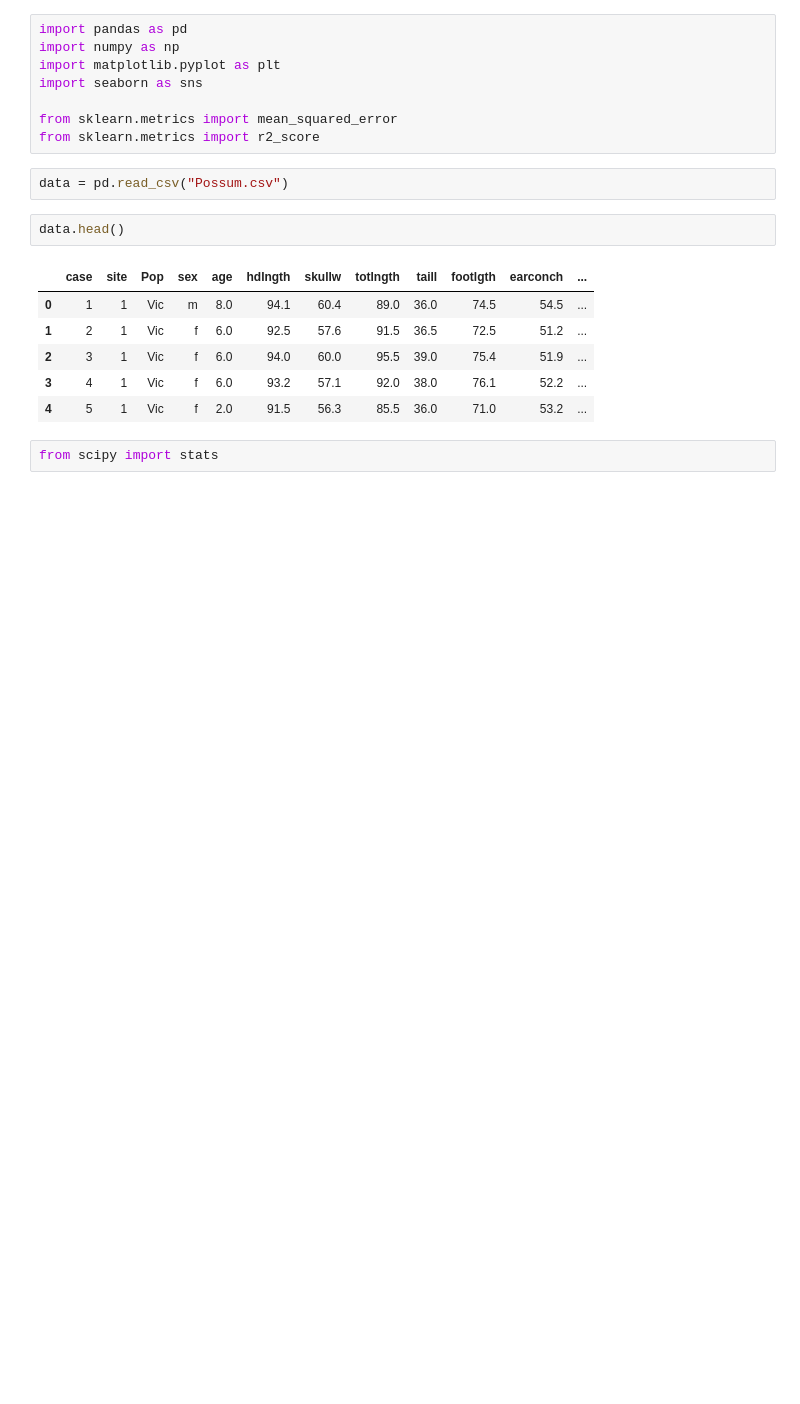
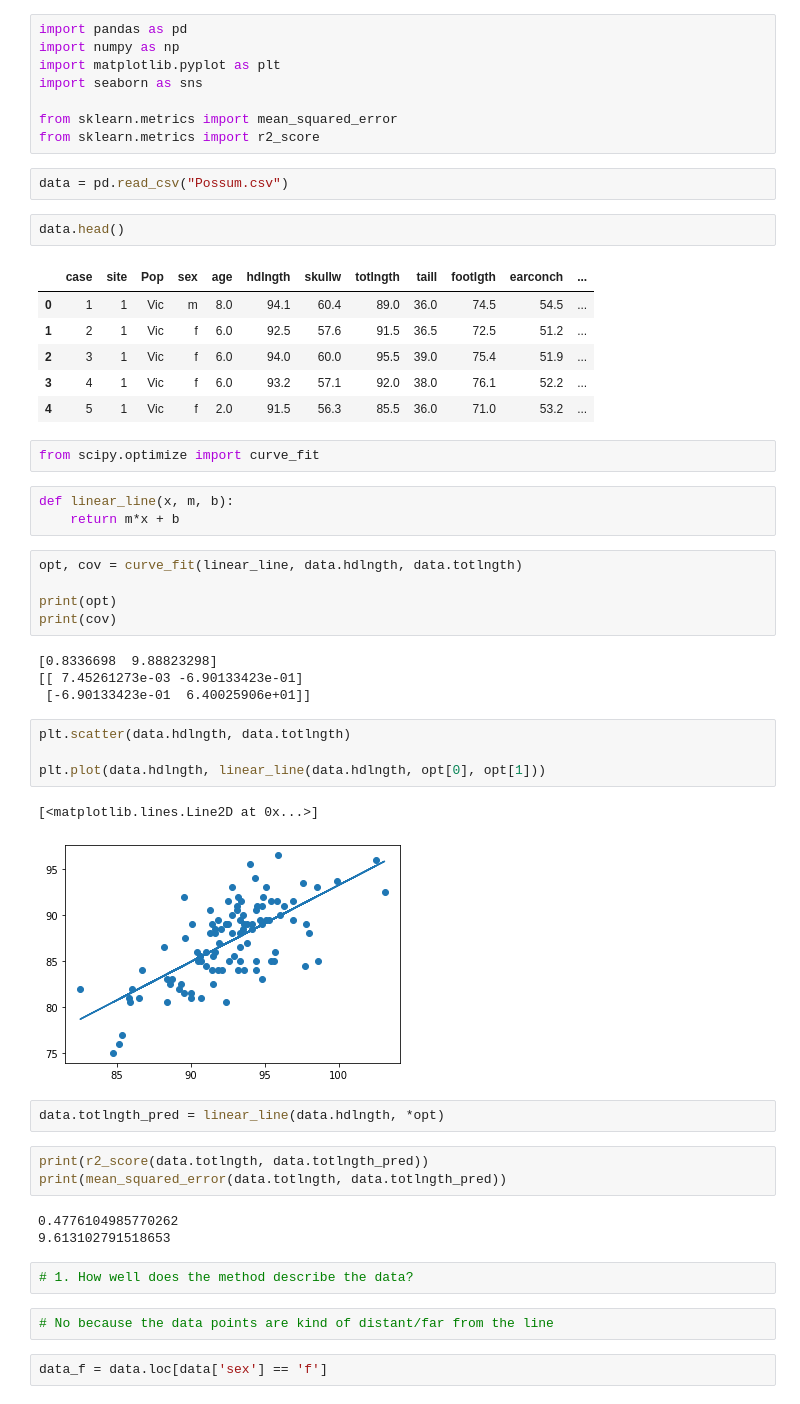
Before and after one commit to erikacui/Homework2, a Jupyter notebook: notebook/MachineLearningHomework2.ipynb, the cells around one changed output. Cells and saved outputs as stored; diff of their text form; blank space fills up the shorter version.

```diff
--- a/notebook/MachineLearningHomework2.ipynb
+++ b/notebook/MachineLearningHomework2.ipynb
@@ -20,4 +20,37 @@ data.head()
 | 3 | 4 | 1 | Vic | f | 6.0 | 93.2 | 57.1 | 92.0 | 38.0 | 76.1 | 52.2 | ... |
 | 4 | 5 | 1 | Vic | f | 2.0 | 91.5 | 56.3 | 85.5 | 36.0 | 71.0 | 53.2 | ... |
 # %%
-from scipy import stats
+from scipy.optimize import curve_fit
+# %%
+def linear_line(x, m, b):
+    return m*x + b
+# %%
+opt, cov = curve_fit(linear_line, data.hdlngth, data.totlngth)
+
+print(opt)
+print(cov)
+# %% [output]
+[0.8336698  9.88823298]
+[[ 7.45261273e-03 -6.90133423e-01]
+ [-6.90133423e-01  6.40025906e+01]]
+# %%
+plt.scatter(data.hdlngth, data.totlngth)
+
+plt.plot(data.hdlngth, linear_line(data.hdlngth, opt[0], opt[1]))
+# %% [output]
+[<matplotlib.lines.Line2D at 0x...>]
+[figure, added]
+# %%
+data.totlngth_pred = linear_line(data.hdlngth, *opt)
+# %%
+print(r2_score(data.totlngth, data.totlngth_pred))
+print(mean_squared_error(data.totlngth, data.totlngth_pred))
+# %% [output]
+0.4776104985770262
+9.613102791518653
+# %%
+# 1. How well does the method describe the data?
+# %%
+# No because the data points are kind of distant/far from the line
+# %%
+data_f = data.loc[data['sex'] == 'f']
```
Also changed, not shown: parts of 14 cells of this notebook.
